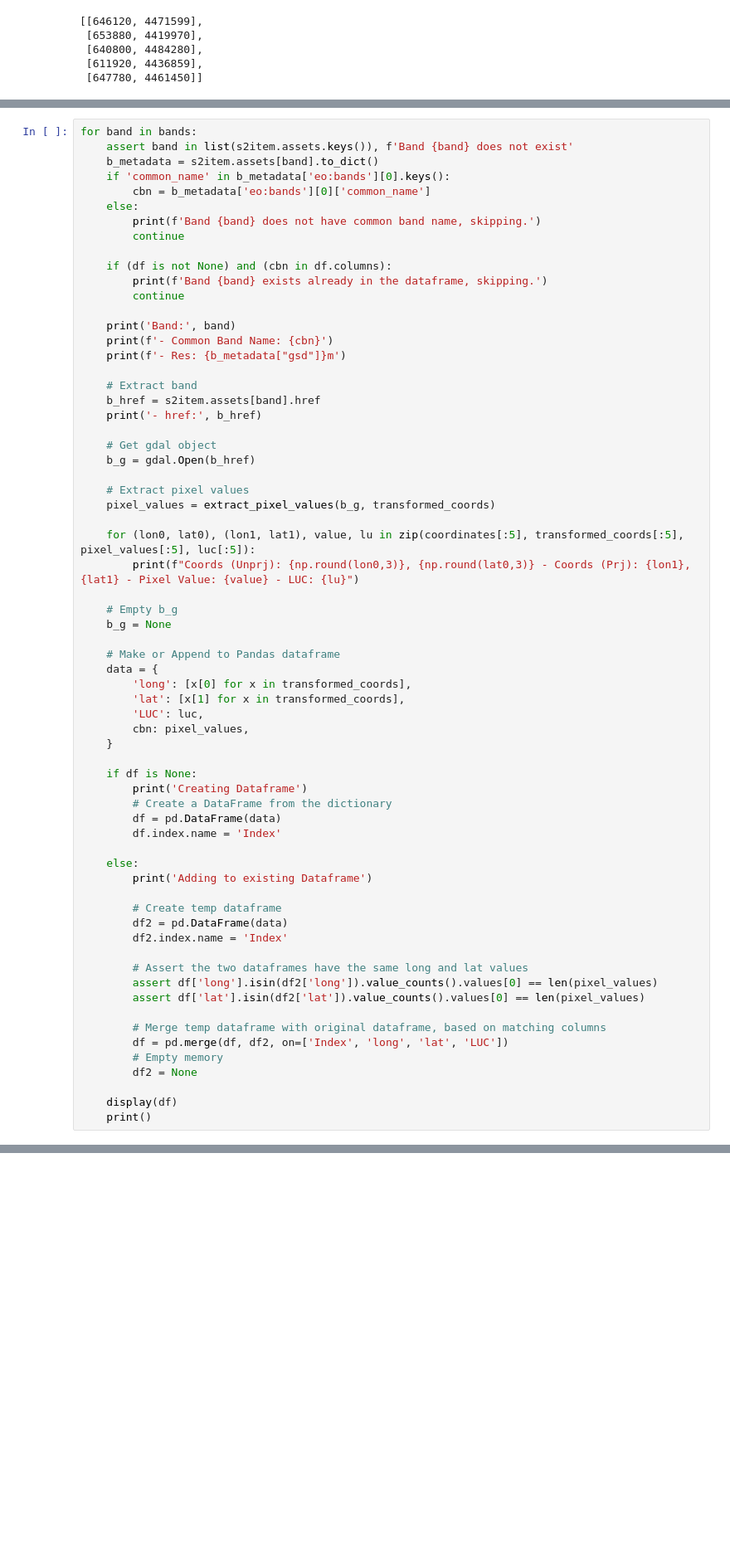
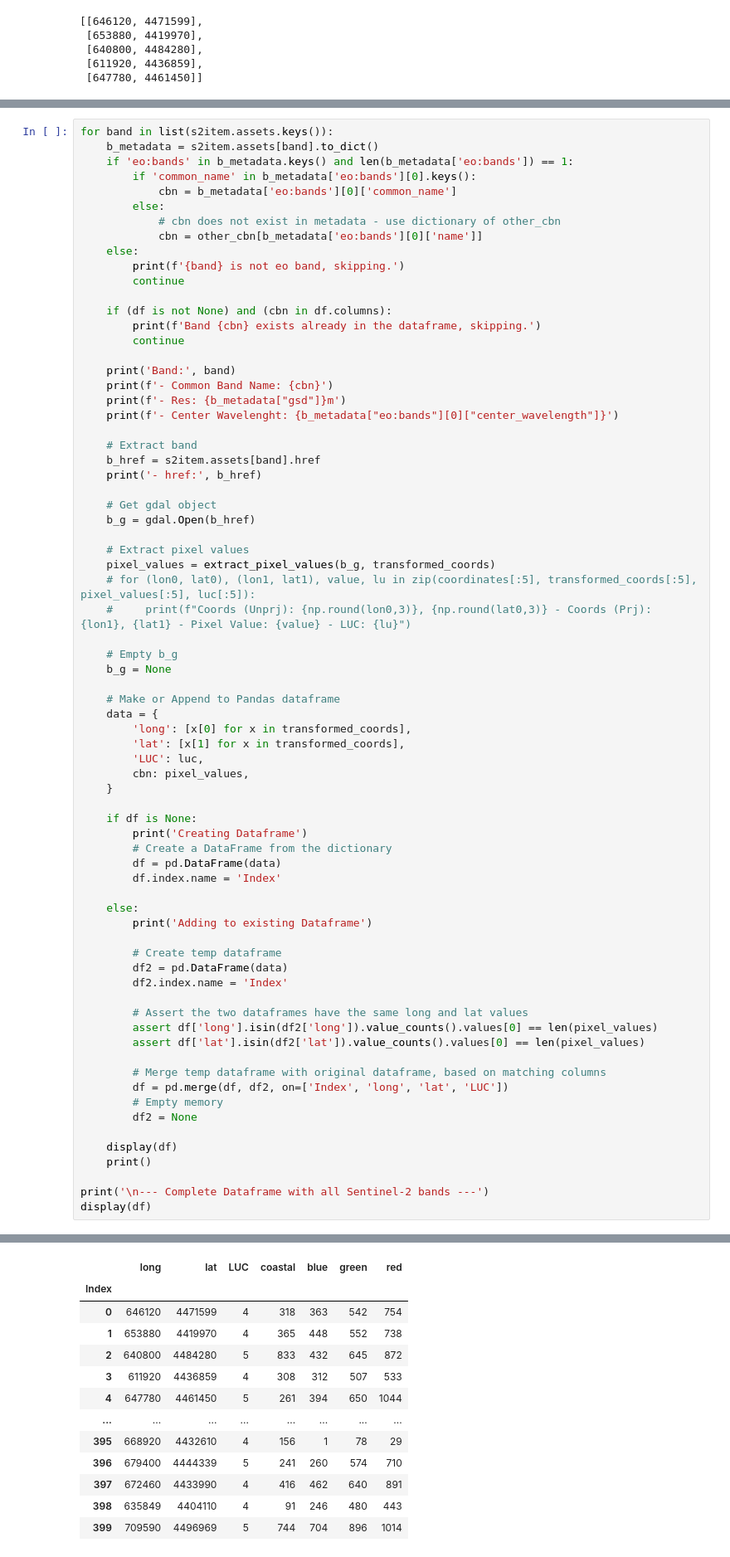
Before and after one commit to ai-extensions/s1_eda, a Jupyter notebook: 1.1_ExtractValues_and_MakeDF.ipynb, the cells around one changed output, grey strips where cells are left out. Shown at 83% size. Cells and saved outputs as stored; diff of their text form; blank space fills up the shorter version.

```diff
--- a/1.1_ExtractValues_and_MakeDF.ipynb
+++ b/1.1_ExtractValues_and_MakeDF.ipynb
@@ -170,20 +176,24 @@ bands = ['B01', 'B02', 'B03', 'B04', 'B05', 'B06', 'B07', 'B08', 'B8A', 'B11', '
 # %%
-for band in bands:
-    assert band in list(s2item.assets.keys()), f'Band {band} does not exist'
+for band in list(s2item.assets.keys()):
     b_metadata = s2item.assets[band].to_dict()
-    if 'common_name' in b_metadata['eo:bands'][0].keys():
-        cbn = b_metadata['eo:bands'][0]['common_name']
+    if 'eo:bands' in b_metadata.keys() and len(b_metadata['eo:bands']) == 1:
+        if 'common_name' in b_metadata['eo:bands'][0].keys():
+            cbn = b_metadata['eo:bands'][0]['common_name']
+        else:
+            # cbn does not exist in metadata - use dictionary of other_cbn
+            cbn = other_cbn[b_metadata['eo:bands'][0]['name']]
     else:
-        print(f'Band {band} does not have common band name, skipping.')
+        print(f'{band} is not eo band, skipping.')
         continue
 
     if (df is not None) and (cbn in df.columns):
-        print(f'Band {band} exists already in the dataframe, skipping.')
+        print(f'Band {cbn} exists already in the dataframe, skipping.')
         continue
 
     print('Band:', band)
     print(f'- Common Band Name: {cbn}')
     print(f'- Res: {b_metadata["gsd"]}m')
+    print(f'- Center Wavelenght: {b_metadata["eo:bands"][0]["center_wavelength"]}')
 
     # Extract band
     b_href = s2item.assets[band].href
@@ -194,9 +204,8 @@ for band in bands:
 
     # Extract pixel values
     pixel_values = extract_pixel_values(b_g, transformed_coords)
-
-    for (lon0, lat0), (lon1, lat1), value, lu in zip(coordinates[:5], transformed_coords[:5], pixel_values[:5], luc[:5]):
-        print(f"Coords (Unprj): {np.round(lon0,3)}, {np.round(lat0,3)} - Coords (Prj): {lon1}, {lat1} - Pixel Value: {value} - LUC: {lu}")
+    # for (lon0, lat0), (lon1, lat1), value, lu in zip(coordinates[:5], transformed_coords[:5], pixel_values[:5], luc[:5]):
+    #     print(f"Coords (Unprj): {np.round(lon0,3)}, {np.round(lat0,3)} - Coords (Prj): {lon1}, {lat1} - Pixel Value: {value} - LUC: {lu}")
 
     # Empty b_g
     b_g = None
@@ -233,4 +242,7 @@ for band in bands:
 
     display(df)
     print()
+
+print('\n--- Complete Dataframe with all Sentinel-2 bands ---')
+display(df)
 # %% [output]
@@ -247,0 +320,13 @@ Band B12 exists already in the dataframe, skipping.
+|  | long | lat | LUC | coastal | blue | green | red |
+| Index |  |  |  |  |  |  |  |
+| 0 | 646120 | 4471599 | 4 | 318 | 363 | 542 | 754 |
+| 1 | 653880 | 4419970 | 4 | 365 | 448 | 552 | 738 |
+| 2 | 640800 | 4484280 | 5 | 833 | 432 | 645 | 872 |
+| 3 | 611920 | 4436859 | 4 | 308 | 312 | 507 | 533 |
+| 4 | 647780 | 4461450 | 5 | 261 | 394 | 650 | 1044 |
+| ... | ... | ... | ... | ... | ... | ... | ... |
+| 395 | 668920 | 4432610 | 4 | 156 | 1 | 78 | 29 |
+| 396 | 679400 | 4444339 | 5 | 241 | 260 | 574 | 710 |
+| 397 | 672460 | 4433990 | 4 | 416 | 462 | 640 | 891 |
+| 398 | 635849 | 4404110 | 4 | 91 | 246 | 480 | 443 |
+| 399 | 709590 | 4496969 | 5 | 744 | 704 | 896 | 1014 |
```
Also changed, not shown: parts of 13 cells of this notebook, 1 other file.
